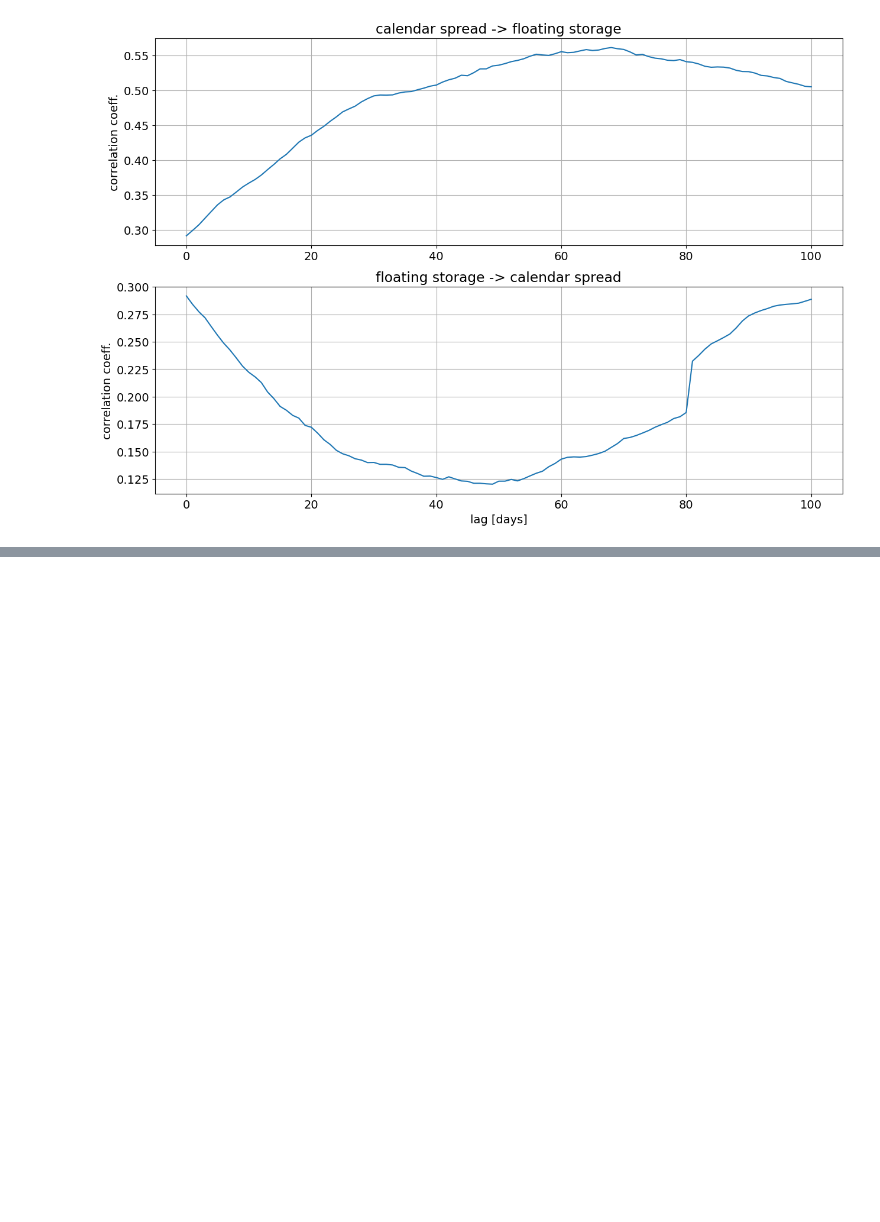
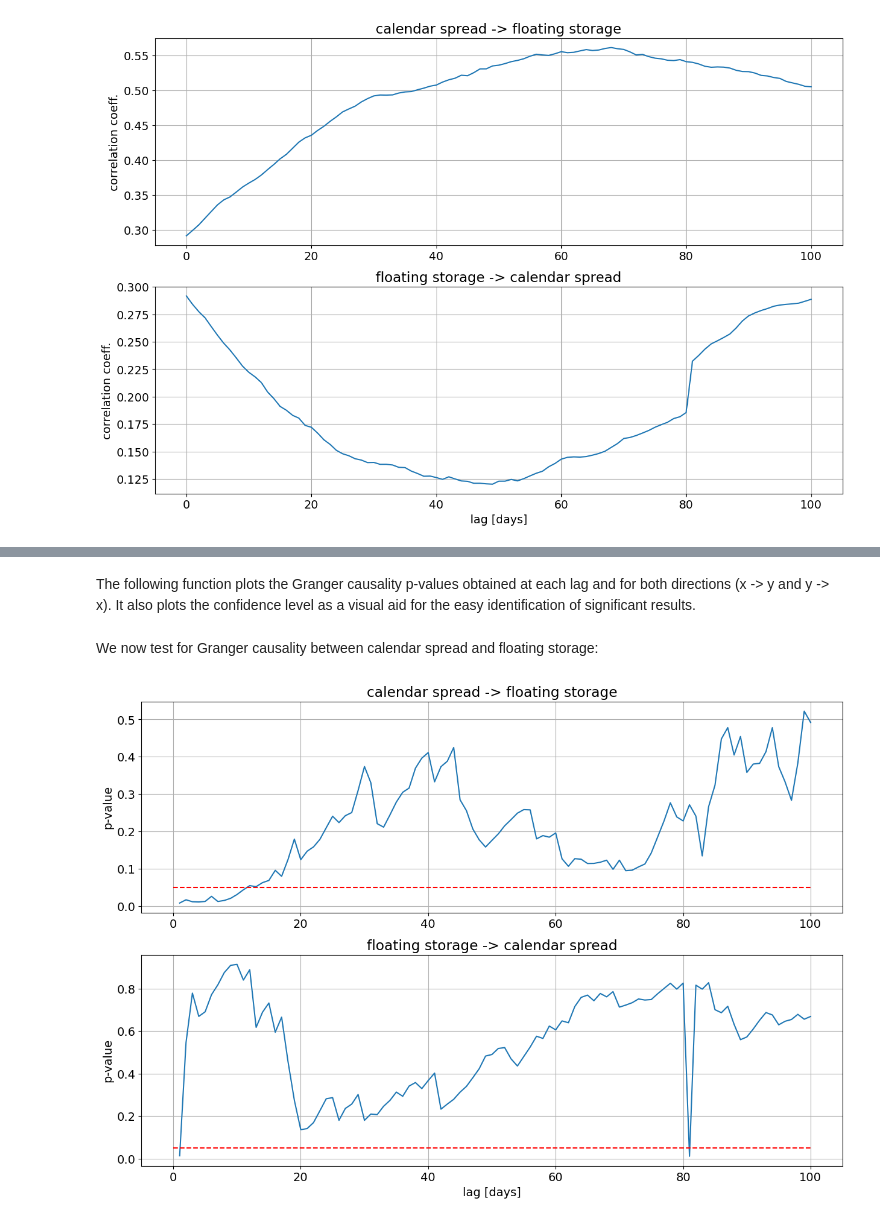
Before and after one commit to S-Dassou/crude_analysis_project, a Jupyter notebook: crude_fs_analysis.ipynb, the cells around one changed output, grey strips where cells are left out. Saved outputs shown, nothing was run; the diff lists cells and outputs as text; code cells hidden in the pictures; blank space fills up the shorter version.

```diff
--- a/crude_fs_analysis.ipynb
+++ b/crude_fs_analysis.ipynb
@@ -239,0 +306,26 @@ plot_crosscorr(calendar_spread, floating_storage, maxlag=MAXLAG, label_x='calend
+# %% [markdown]
+The following function plots the Granger causality p-values obtained at each lag and for both directions (x -> y and y -> x). It also plots the confidence level as a visual aid for the easy identification of significant results.
+# %%
+def plot_granger_pvalues(series_x, series_y, maxlag, label_x, label_y, test='ssr_ftest', confidence_level=0.05):
+    lags = np.arange(1, maxlag+1)
+
+    plt.subplot(211)
+    gct_x_y = grangercausalitytests(pd.concat([series_y, series_x], axis=1), maxlag=maxlag, verbose=False)
+    pvalue_x_y = pd.Series([gct_x_y[lag][0][test][1] for lag in lags], index=lags)
+    pvalue_x_y.plot(title=f'{label_x} -> {label_y}', grid=True)
+    plt.plot((0, maxlag),(confidence_level, confidence_level),'--r')
+    plt.ylabel('p-value')
+
+    plt.subplot(212)
+    gct_y_x = grangercausalitytests(pd.concat([series_x, series_y], axis=1), maxlag=maxlag, verbose=False)
+    pvalue_y_x = pd.Series([gct_y_x[lag][0][test][1] for lag in lags], index=lags)
+    pvalue_y_x.plot(title=f'{label_y} -> {label_x}', grid=True)
+    plt.plot((0, maxlag),(confidence_level, confidence_level),'--r')
+    plt.xlabel('lag [days]')
+    plt.ylabel('p-value')
+# %% [markdown]
+We now test for Granger causality between calendar spread and floating storage:
+# %%
+plot_granger_pvalues(calendar_spread, floating_storage, maxlag=MAXLAG, label_x='calendar spread', label_y='floating storage')
+# %% [output]
+[figure, added]
```
Also changed, not shown: parts of 26 cells of this notebook, 2 other files.
